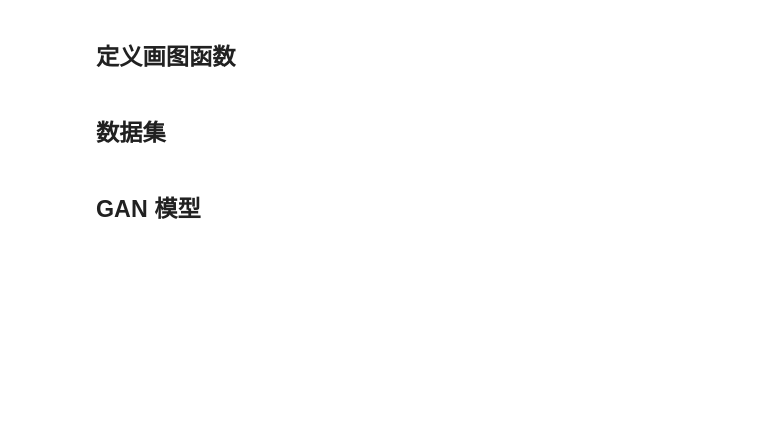
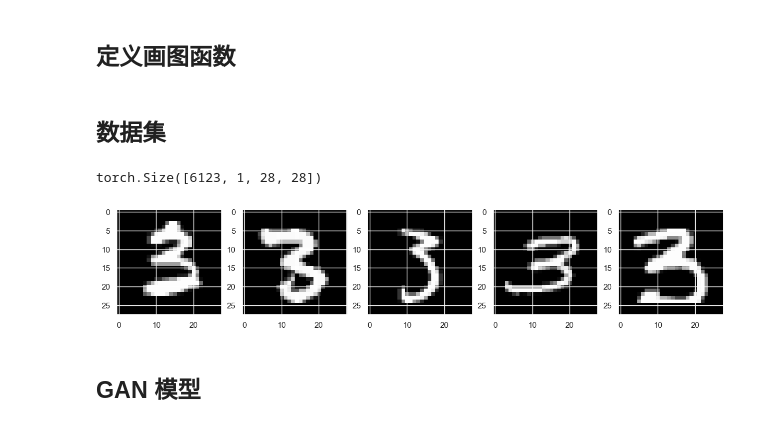
Before and after one commit to zhouqp631/nonparametric_statistics, a Jupyter notebook: GAN.ipynb, the cells around one changed output. Saved outputs shown, nothing was run; the diff lists cells and outputs as text; code cells hidden in the pictures; blank space fills up the shorter version.

```diff
--- a/GAN.ipynb
+++ b/GAN.ipynb
@@ -33,8 +32,6 @@ def plot_data(X, labels, color = 'bone',title=None,savefig=None):
 # %%
 # MNIST
 from torchvision import datasets, transforms
+batch_size = 256
 dataset = datasets.MNIST(root = './data/MNIST', train = True, download = True, transform = transforms.ToTensor())
 data_loader = torch.utils.data.DataLoader(dataset=dataset,batch_size=batch_size, shuffle=True,drop_last=True)
-# %%
-img,label = next(iter(data_loader))
-img.shape,label.shape
@@ -45,3 +38,19 @@ plt.title(label[index])
+# %%
+imgs = torch.empty(1,1,28,28)
+label_choose = 3
+for img,label in data_loader:
+    imgs = torch.cat((imgs,img[label==label_choose]))
+imgs.shape
+# %% [output]
+torch.Size([6123, 1, 28, 28])
+# %%
+index = 20
+fig,ax = plt.subplots(1,5,figsize=(5*3,3))
+for i,index in enumerate([1,2,4,6,98]):
+    ax[i].imshow(imgs[index,0],'gray')
+# plt.title(label_choose)
+# %% [output]
+[figure, added]
 # %% [markdown]
 ## GAN 模型
 # %%
```
Also changed, not shown: parts of 10 cells of this notebook.
